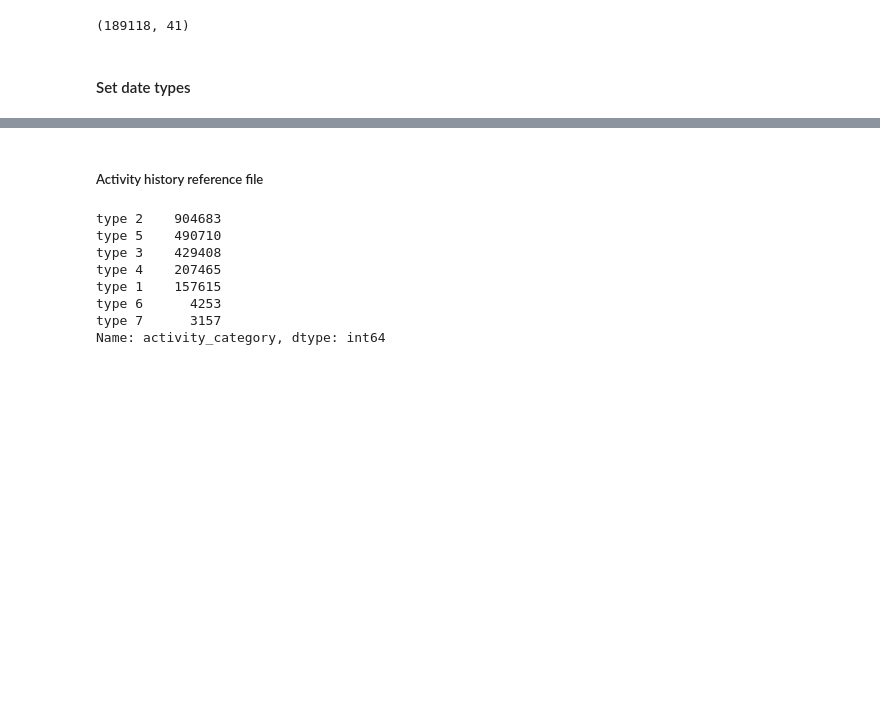
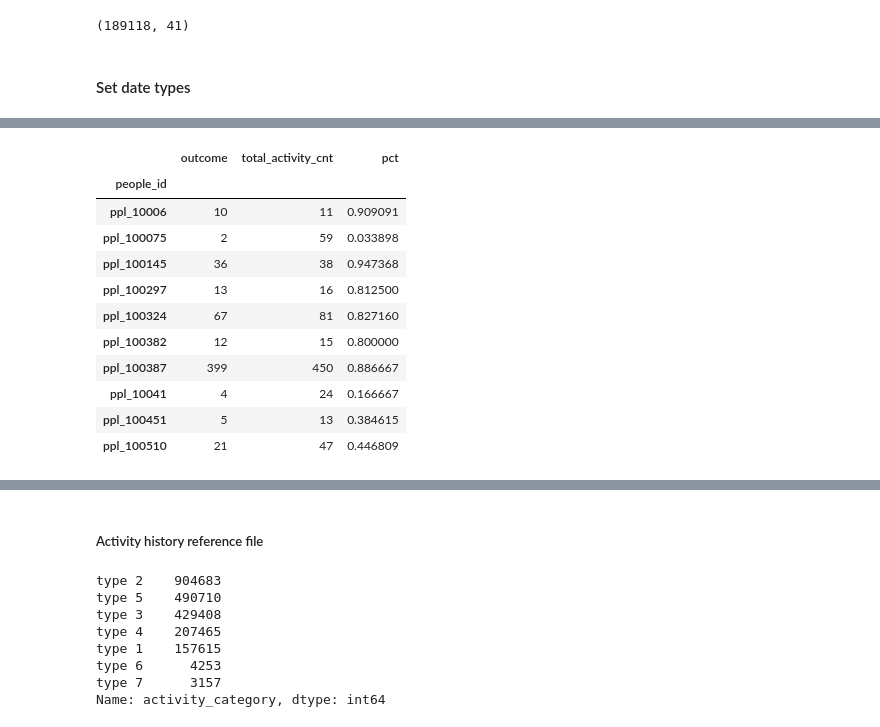
Before and after one commit to bshurick/kaggles, a Jupyter notebook: RedHat/redhat.ipynb, the cells around one changed output, grey strips where cells are left out. Saved outputs shown, nothing was run; the diff lists cells and outputs as text; code cells hidden in the pictures; blank space fills up the shorter version.

```diff
--- a/RedHat/redhat.ipynb
+++ b/RedHat/redhat.ipynb
@@ -270,0 +296,4 @@ test_raw['date'] = pd.to_datetime(test_raw['date'])
+# %%
+f = train_raw[['people_id','outcome']].groupby('people_id').sum()
+f['total_activity_cnt'] = train_raw[['people_id','outcome']].groupby('people_id').count()
+f['pct'] = f['outcome'] / f['total_activity_cnt']
@@ -270,0 +308,15 @@ test_raw['date'] = pd.to_datetime(test_raw['date'])
+# %%
+f[(f['pct']!=0) & (f['pct']!=1)].head(10)
+# %% [output]
+|  | outcome | total_activity_cnt | pct |
+| people_id |  |  |  |
+| ppl_10006 | 10 | 11 | 0.909091 |
+| ppl_100075 | 2 | 59 | 0.033898 |
+| ppl_100145 | 36 | 38 | 0.947368 |
+| ppl_100297 | 13 | 16 | 0.812500 |
+| ppl_100324 | 67 | 81 | 0.827160 |
+| ppl_100382 | 12 | 15 | 0.800000 |
+| ppl_100387 | 399 | 450 | 0.886667 |
+| ppl_10041 | 4 | 24 | 0.166667 |
+| ppl_100451 | 5 | 13 | 0.384615 |
+| ppl_100510 | 21 | 47 | 0.446809 |
```
Also changed, not shown: parts of 45 cells of this notebook.
